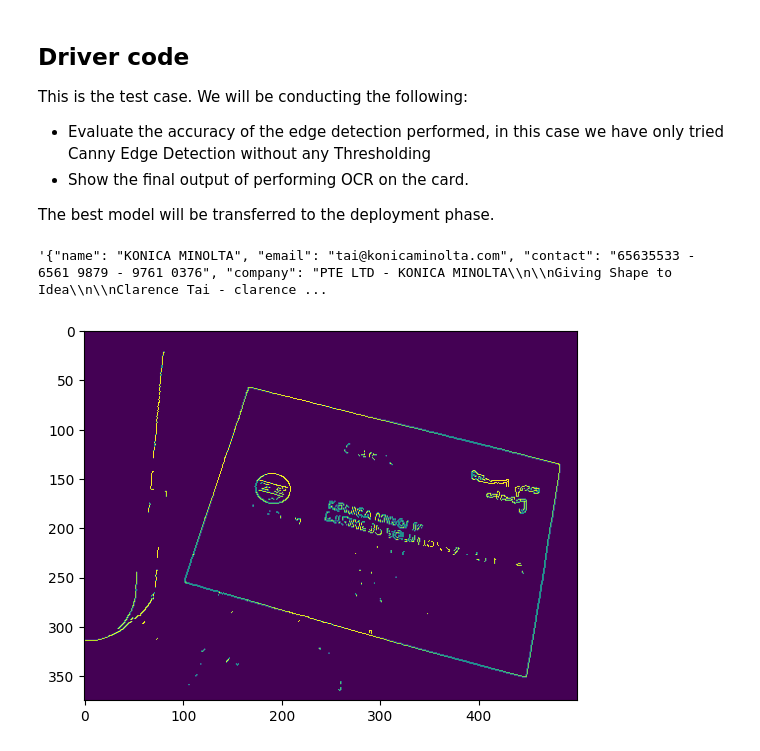
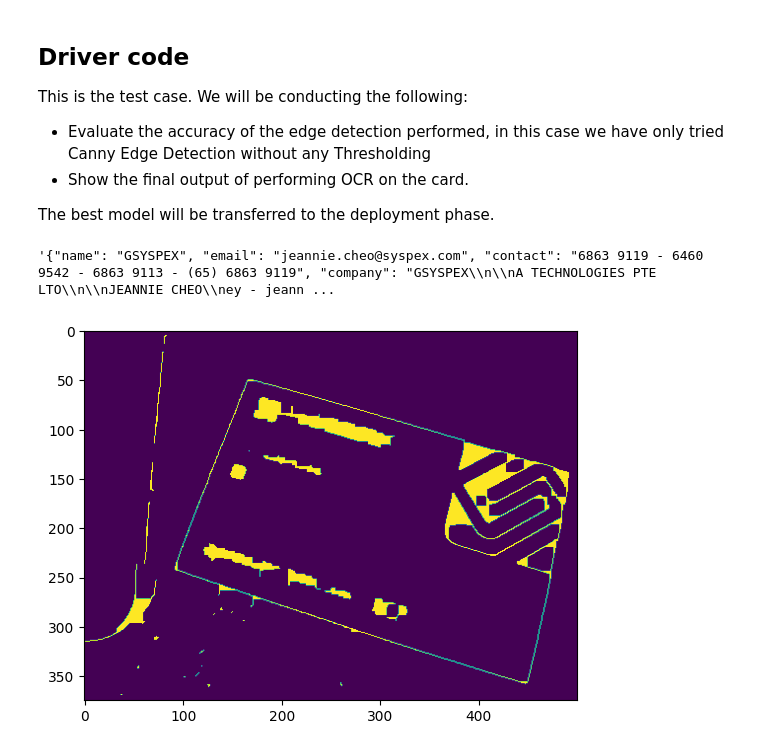
Before and after one commit to polytetralhx/ocr, a Jupyter notebook: test4.ipynb, the cells around one changed output. Cells and saved outputs as stored; diff of their text form; code cells hidden in the pictures.

Commit message:
test cases of newest ocr processing updated

```diff
--- a/test4.ipynb
+++ b/test4.ipynb
@@ -157,6 +157,10 @@ def remove_glare(img: np.ndarray, brightness: int):
     img_lab = cv2.cvtColor(img, cv2.COLOR_BGR2LAB)
     img_lab[:, :, 0] = brightness
     return cv2.cvtColor(img_lab, cv2.COLOR_LAB2BGR)
+
+def close_edges(src):
+    kernel = np.ones((9, 9), np.uint8)
+    return cv2.morphologyEx(src, cv2.MORPH_CLOSE, kernel)
 # %%
 def get_all_boxes(edged):
 	cnts = cv2.findContours(edged.copy(), cv2.RETR_LIST, cv2.CHAIN_APPROX_SIMPLE)
@@ -291,23 +295,24 @@ This is the test case. We will be conducting the following:
 
 The best model will be transferred to the deployment phase.
 # %%
-test_path = "./Images/20230704_151618.jpg"
+test_path = "./Images/20230704_151624.jpg"
 img = cv2.imread(test_path)
 
 # resize an image for better precision
 img_resize = resize(img, width=500)
 even = remove_glare(img_resize, 100)
 edged = get_edges(even)
-plt.imshow(edged)
+closed = close_edges(edged)
+plt.imshow(closed)
 
-topleft, topright, bottomleft, bottomright = select_coords(get_all_boxes(edged))
+topleft, topright, bottomleft, bottomright = select_coords(get_all_boxes(closed))
 transformed = crop_image(img_resize, topleft, topright, bottomleft, bottomright)
-#equal = equalize(transformed)
+equal = equalize(transformed)
 
 cv2.imshow("transformed", transformed)
 #cv2.imshow("equalized", equal)
 cv2.waitKey(0)
 extract_json(transformed, lang = 'eng')
 # %% [output]
-'{"name": "KONICA MINOLTA", "email": "tai@konicaminolta.com", "contact": "65635533 - 6561 9879 - 9761 0376", "company": "PTE LTD - KONICA MINOLTA\\n\\nGiving Shape to Idea\\n\\nClarence Tai - clarence ...
+'{"name": "GSYSPEX", "email": "jeannie.cheo@syspex.com", "contact": "6863 9119 - 6460 9542 - 6863 9113 - (65) 6863 9119", "company": "GSYSPEX\\n\\nA TECHNOLOGIES PTE LTO\\n\\nJEANNIE CHEO\\ney - jeann ...
-[figure, old version]
+[figure, new version]
```
Also changed, not shown: parts of 1 cell of this notebook, 50 other files.
